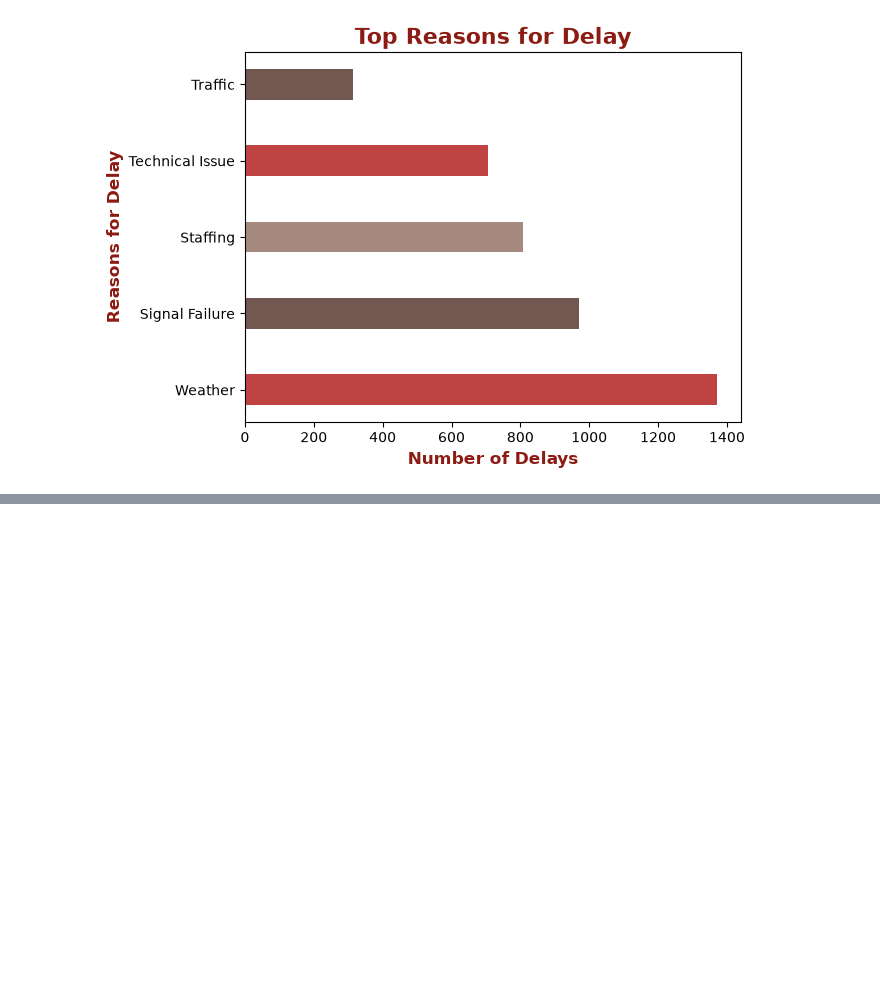
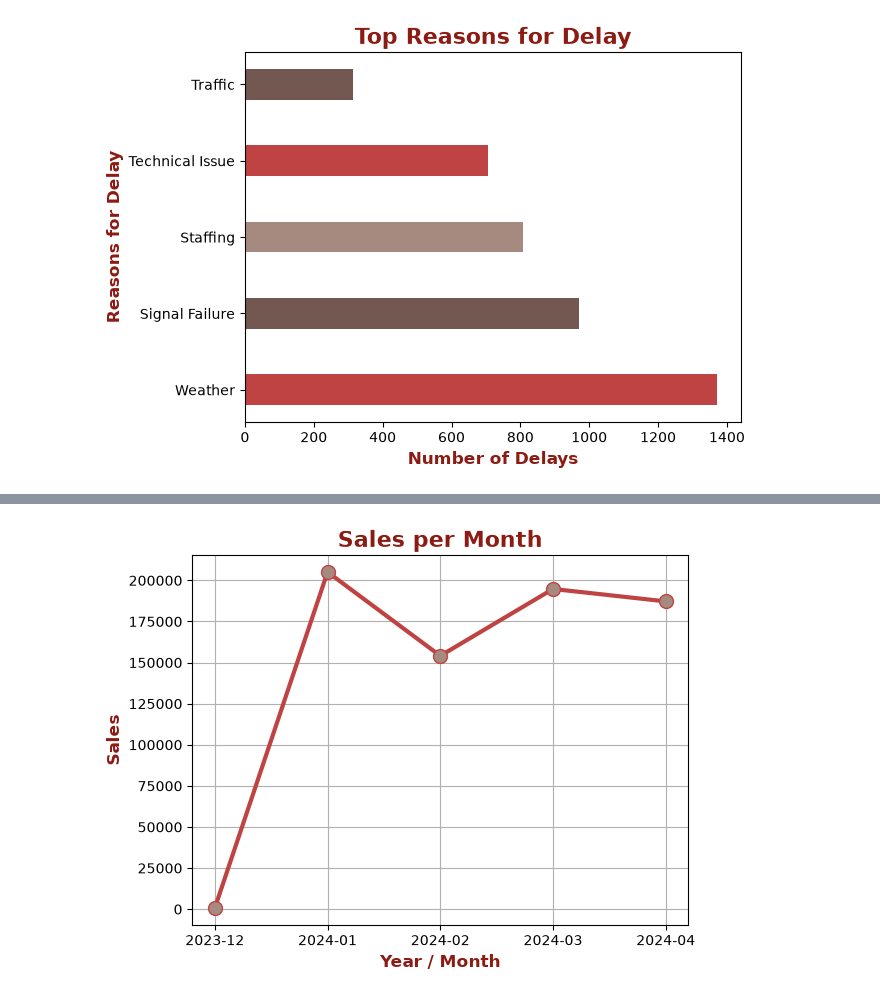
Before and after one commit to uk-train-rides/UK-Train-Rides-project, a Jupyter notebook: notebooks/main.ipynb, the cells around one changed output, grey strips where cells are left out. Cells and saved outputs as stored; diff of their text form; code cells hidden in the pictures; blank space fills up the shorter version.

```diff
--- a/notebooks/main.ipynb
+++ b/notebooks/main.ipynb
@@ -238,3 +229,6 @@ How late delays are
 # %%
-df = pd.merge(fact_ticket, dim_sale_details, on="sale_details_id", how="left")
-df.groupby("purchase_type")["price"].agg(["count", "mean"])
+df = fact_ticket
+df["purchase_date"] = pd.to_datetime(df["purchase_date"])
+sales_per_month = df.groupby(
+    df["purchase_date"].dt.to_period("M")
+)["price"].sum()
@@ -278,0 +295,14 @@ plt.show()
+# %%
+plt.plot(sales_per_month.index.astype(str), sales_per_month.values,
+         marker=".",
+         markersize=20,
+         markerfacecolor=colors[2],
+         linewidth=3,
+         color=colors[0])
+plt.grid()
+plt.title("Sales per Month", fontsize=16, fontweight="bold", color="#8C1C13")
+plt.xlabel("Year / Month", fontsize=12, fontweight="bold", color="#8C1C13")
+plt.ylabel("Sales", fontsize=12, fontweight="bold", color="#8C1C13")
+plt.show()
+# %% [output]
+[figure, added]
```
Also changed, not shown: parts of 11 cells of this notebook.
